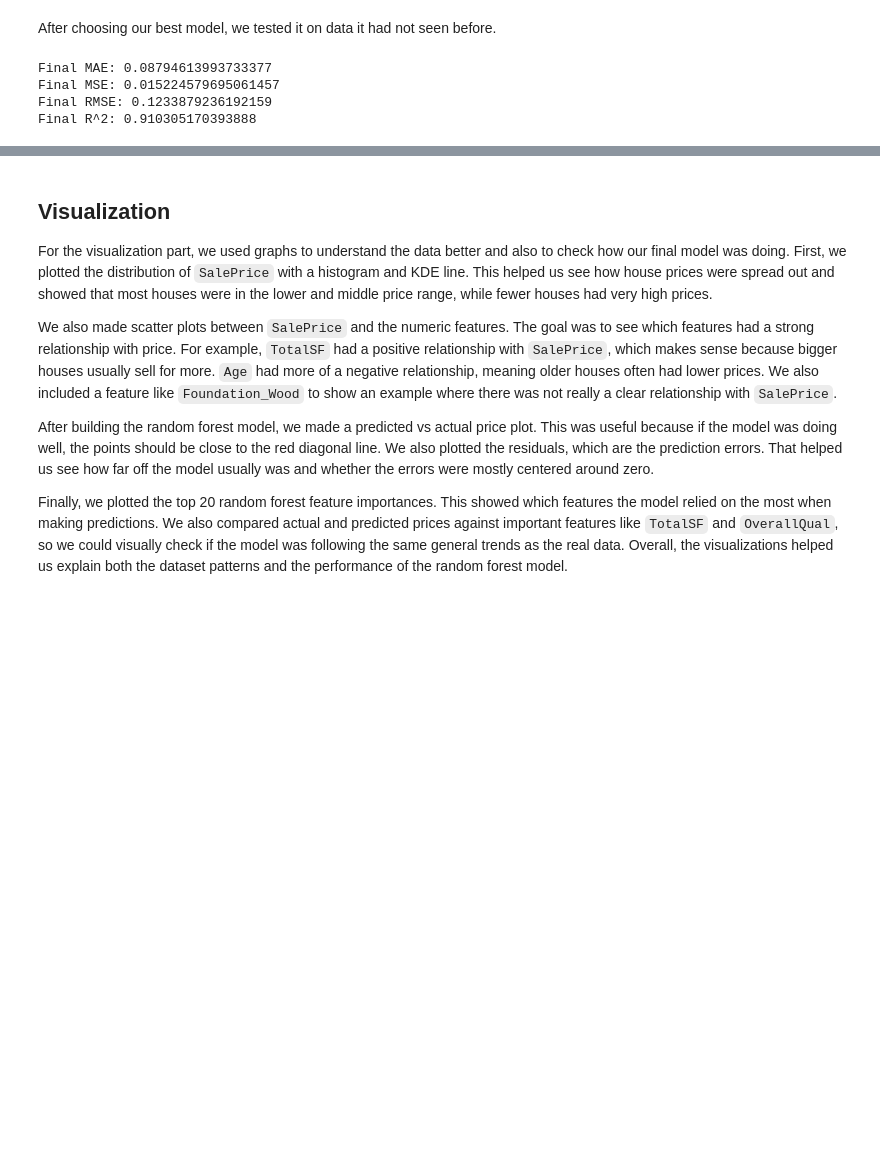
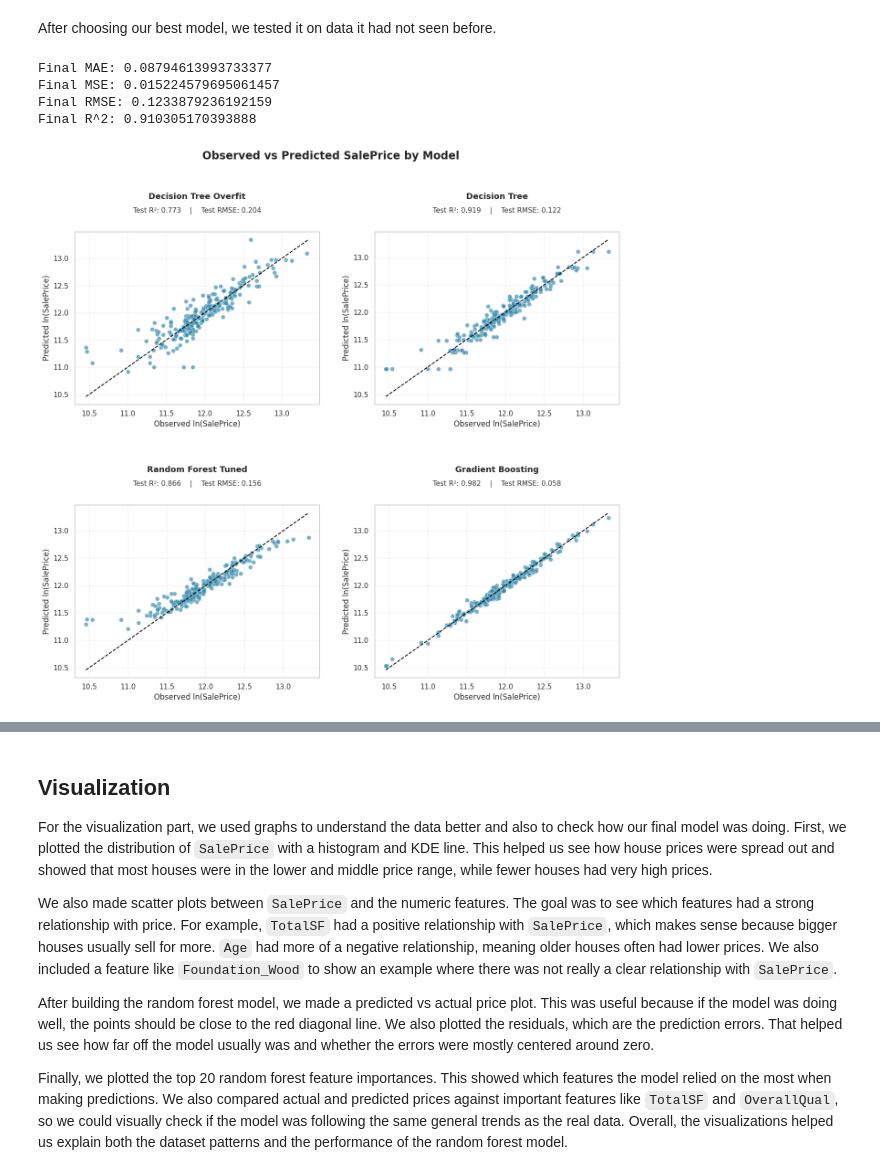
Before and after one commit to dana-fatemeh/Final-ML-Project, a Jupyter notebook: final-prj.ipynb, the cells around one changed output, grey strips where cells are left out. Drawn from its saved outputs; the diff is of its cells as text; code cells hidden in the pictures; blank space fills up the shorter version.

Commit message:
plots

```diff
--- a/final-prj.ipynb
+++ b/final-prj.ipynb
@@ -641,3 +639,91 @@ Final MAE: 0.08794613993733377
 Final MSE: 0.015224579695061457
 Final RMSE: 0.1233879236192159
 Final R^2: 0.910305170393888
+# %%
+import numpy as np
+import matplotlib.pyplot as plt
+from sklearn.metrics import r2_score, mean_squared_error
+
+models_to_plot = [
+    ("Decision Tree Overfit", dt_model_overfit),
+    ("Decision Tree", dt_model),
+    ("Random Forest Tuned", rf_model),
+    ("Gradient Boosting", gb_model),
+]
+
+n_models = len(models_to_plot)
+n_cols = 2
+n_rows = int(np.ceil(n_models / n_cols))
+
+fig, axes = plt.subplots(n_rows, n_cols, figsize=(13, 6 * n_rows))
+axes = np.array(axes).reshape(-1)
+
+for ax, (model_name, model) in zip(axes, models_to_plot):
+    y_pred = model.predict(X_test)
+
+    test_r2 = r2_score(y_test, y_pred)
+    test_rmse = np.sqrt(mean_squared_error(y_test, y_pred))
+
+    ax.scatter(
+        y_test,
+        y_pred,
+        alpha=0.65,
+        s=45,
+        color="#2E86AB",
+        edgecolor="white",
+        linewidth=0.5,
+    )
+
+    min_val = min(y_test.min(), y_pred.min())
+    max_val = max(y_test.max(), y_pred.max())
+
+    ax.plot(
+        [min_val, max_val],
+        [min_val, max_val],
+        color="black",
+        linestyle="--",
+        linewidth=1.4,
+    )
+
+    # Separate, readable header above each subplot
+    ax.text(
+        0.5,
+        1.18,
+        model_name,
+        transform=ax.transAxes,
+        ha="center",
+        va="bottom",
+        fontsize=13,
+        fontweight="bold",
+    )
+
+    ax.text(
+        0.5,
+        1.10,
+        f"Test R²: {test_r2:.3f}    |    Test RMSE: {test_rmse:.3f}",
+        transform=ax.transAxes,
+        ha="center",
+        va="bottom",
+        fontsize=11,
+        color="#333333",
+    )
+
+    ax.set_xlabel("Observed ln(SalePrice)")
+    ax.set_ylabel("Predicted ln(SalePrice)")
+    ax.grid(alpha=0.25)
+
+# Hide empty plots
+for ax in axes[n_models:]:
+    ax.axis("off")
+
+fig.suptitle(
+    "Observed vs Predicted SalePrice by Model",
+    fontsize=17,
+    fontweight="bold",
+    y=1.02,
+)
+
+plt.tight_layout(h_pad=4.5, w_pad=3)
+plt.show()
+# %% [output]
+[figure, added]
```
Also changed, not shown: parts of 2 cells of this notebook.
